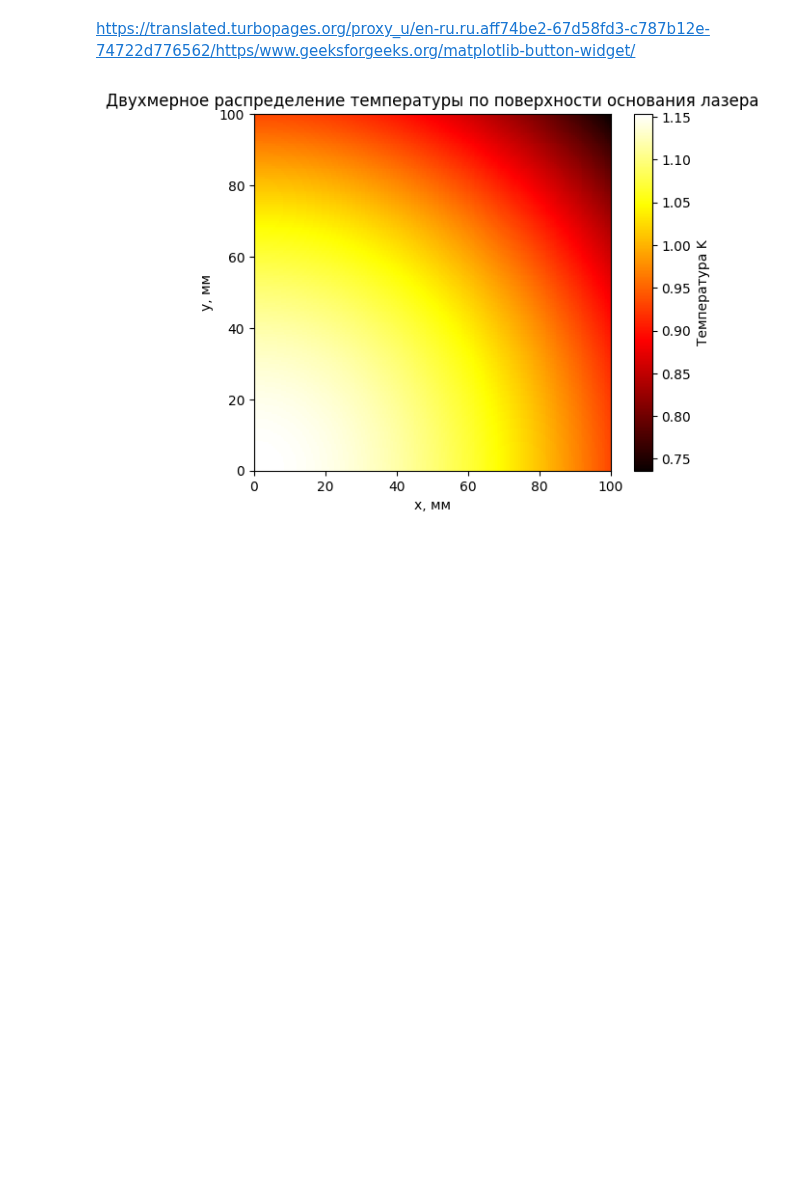
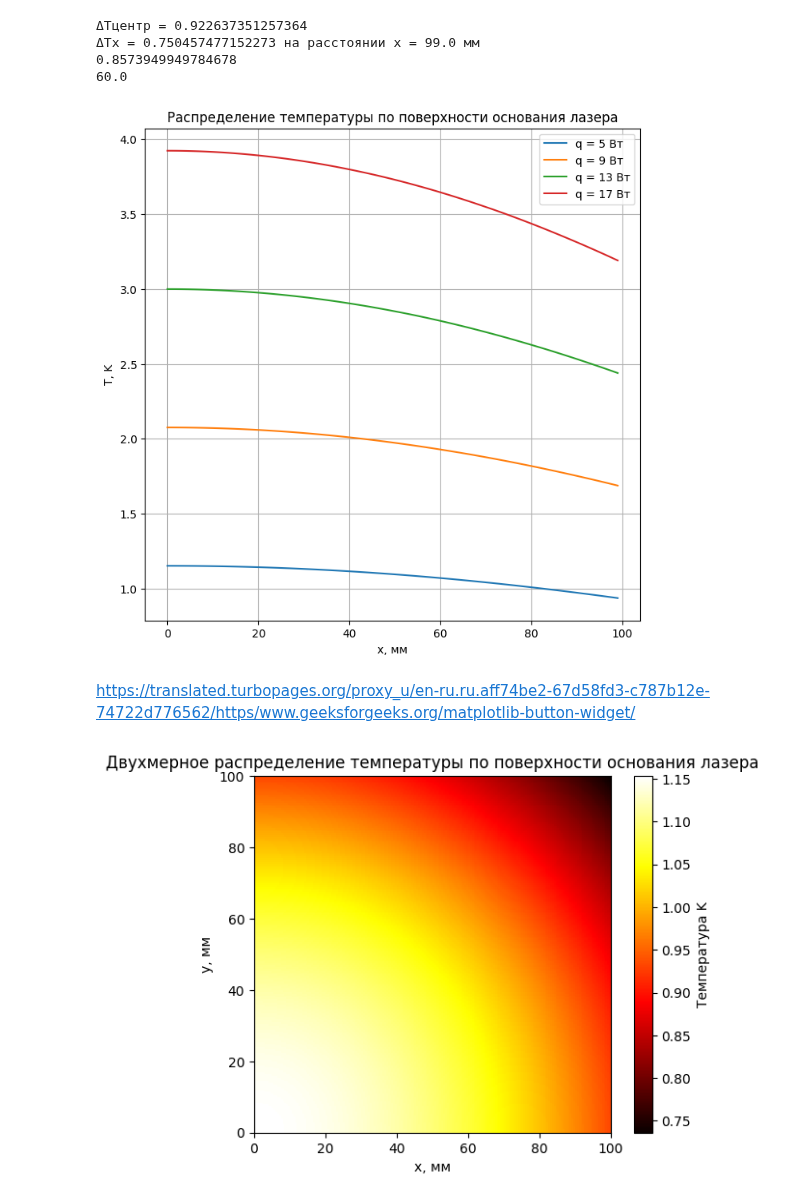
Before and after one commit to Orange-spearow/Finally_praktika, a Jupyter notebook: Термостабилизирование.ipynb, the cells around one changed output. Saved outputs shown, nothing was run; the diff lists cells and outputs as text; code cells hidden in the pictures; blank space fills up the shorter version.

```diff
--- a/Термостабилизирование.ipynb
+++ b/Термостабилизирование.ipynb
@@ -1,26 +39,48 @@
 # %%
 import numpy as np
 import math
 from scipy.special import j0
 import matplotlib.pyplot as plt
-%matplotlib qt
+#%matplotlib qt
 #Позволяет для jupyter открывать графики в отдельном окне
 q = 5 # Мощность нагревательнго элемента
+q1 = 9
+q2 = 13
+q3 = 17
 alpha = 25.203377569430945 #Коэффициент поверхностной теплоотдачи
 cp =  2495040 #Удельная объемная теплоёмкость. Металла???
 delta = 3e-3 #Толщина основания узкополосного волоконного лазера
 lamba = 230 #Коэффициент теплопроводности металла. Уточнить? Какой сплав?
 a = 8.418e-5 #Коэффициент температуропроводности металла
 b = 2 * alpha / (cp * delta) #Коэффициент температуроотдачи
-x = np.linspace(0, 100, 200)
-deltaT = q / (2 * math.pi * lamba * delta) * j0((x*1e-3) * (b/a)**0.5)
-plt.plot(x , deltaT, c= 'k')
+x = np.linspace(0, 99, 100)
+def deltaT(q):
+    return q / (2 * math.pi * lamba * delta) * j0((x*1e-3) * (b/a)**0.5)
+#deltaT = q / (2 * math.pi * lamba * delta) * j0((x*1e-3) * (b/a)**0.5)
+plt.figure(figsize = (8,8))
+plt.plot(x , deltaT(q), label = 'q = 5 Вт')
+plt.plot(x , deltaT(q1), label = 'q = 9 Вт')
+plt.plot(x , deltaT(q2), label = 'q = 13 Вт')
+plt.plot(x , deltaT(q3), label = 'q = 17 Вт')
+print("ΔTцентр =", deltaT(q2)[0]- deltaT(q1)[0])
+for i in range(len(x)):
+    if (1.24 * (deltaT(q2)[i] - deltaT(q1)[i]) - (deltaT(q2)[0]- deltaT(q1)[0])) <= 1e-2:
+        print("ΔTx =",deltaT(q2)[i] - deltaT(q1)[i], "на расстоянии x =",x[i],"мм")
+print(deltaT(q2)[60] - deltaT(q1)[60])
+print(x[60])
 plt.xlabel('x, мм')
 plt.ylabel('T, K')
 plt.title('Распределение температуры по поверхности основания лазера')
 plt.grid()
+plt.legend()
 #plt.figure()
 plt.show()
+# %% [output]
+ΔTцентр = 0.922637351257364
+ΔTx = 0.750457477152273 на расстоянии x = 99.0 мм
+0.8573949949784678
+60.0
+[figure, added]
 # %% [markdown]
 https://translated.turbopages.org/proxy_u/en-ru.ru.aff74be2-67d58fd3-c787b12e-74722d776562/https/www.geeksforgeeks.org/matplotlib-button-widget/
 # %%
```
Also changed, not shown: parts of 3 cells of this notebook.
